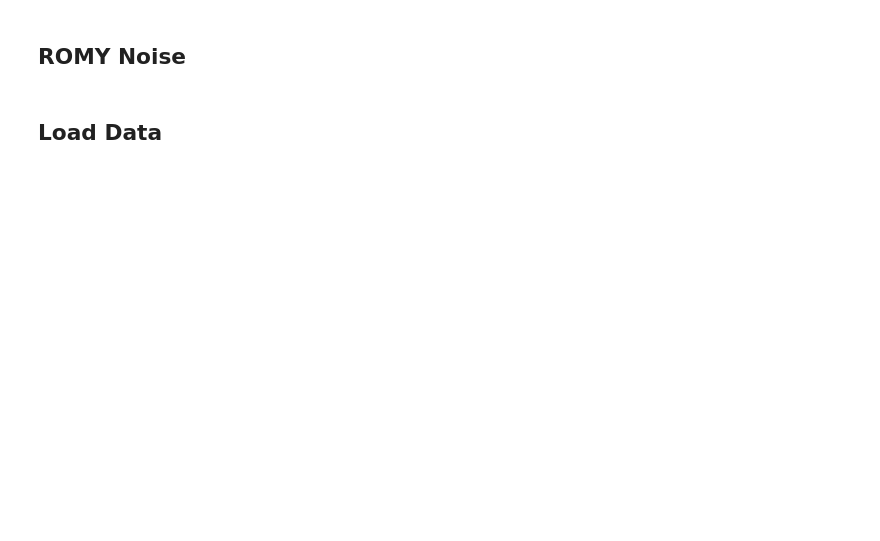
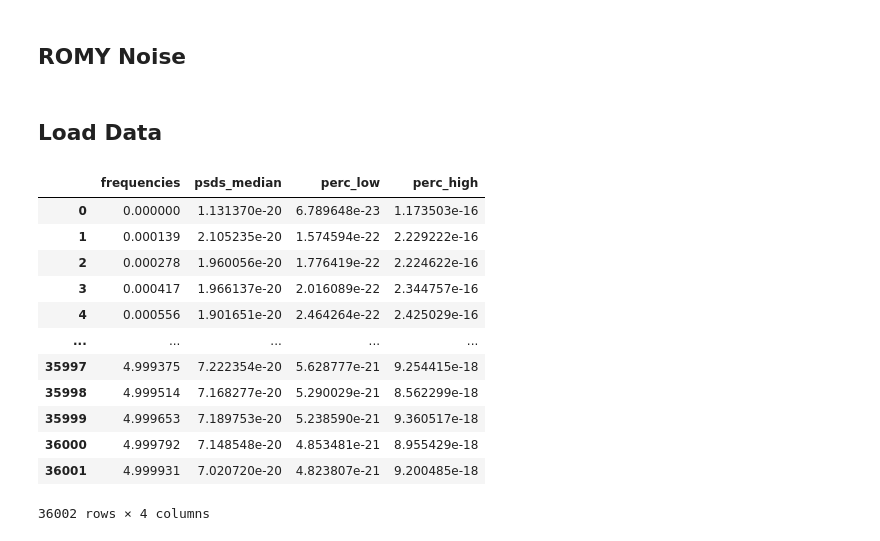
Before and after one commit to andbrocode/notebooks2, a Jupyter notebook: RomyNoise/Untitled.ipynb, the cells around one changed output. Saved outputs shown, nothing was run; the diff lists cells and outputs as text; code cells hidden in the pictures; blank space fills up the shorter version.

```diff
--- a/RomyNoise/Untitled.ipynb
+++ b/RomyNoise/Untitled.ipynb
@@ -39,0 +43,16 @@ romy_e = pd.read_pickle(data_path+f"LNM2/data/PSD_statistics_ROMY_BJE_{date_str}
+# %%
+romy_z
+# %% [output]
+|  | frequencies | psds_median | perc_low | perc_high |
+| 0 | 0.000000 | 1.131370e-20 | 6.789648e-23 | 1.173503e-16 |
+| 1 | 0.000139 | 2.105235e-20 | 1.574594e-22 | 2.229222e-16 |
+| 2 | 0.000278 | 1.960056e-20 | 1.776419e-22 | 2.224622e-16 |
+| 3 | 0.000417 | 1.966137e-20 | 2.016089e-22 | 2.344757e-16 |
+| 4 | 0.000556 | 1.901651e-20 | 2.464264e-22 | 2.425029e-16 |
+| ... | ... | ... | ... | ... |
+| 35997 | 4.999375 | 7.222354e-20 | 5.628777e-21 | 9.254415e-18 |
+| 35998 | 4.999514 | 7.168277e-20 | 5.290029e-21 | 8.562299e-18 |
+| 35999 | 4.999653 | 7.189753e-20 | 5.238590e-21 | 9.360517e-18 |
+| 36000 | 4.999792 | 7.148548e-20 | 4.853481e-21 | 8.955429e-18 |
+| 36001 | 4.999931 | 7.020720e-20 | 4.823807e-21 | 9.200485e-18 |
+36002 rows × 4 columns
```
Also changed, not shown: parts of 2 cells of this notebook, 2 other files.
